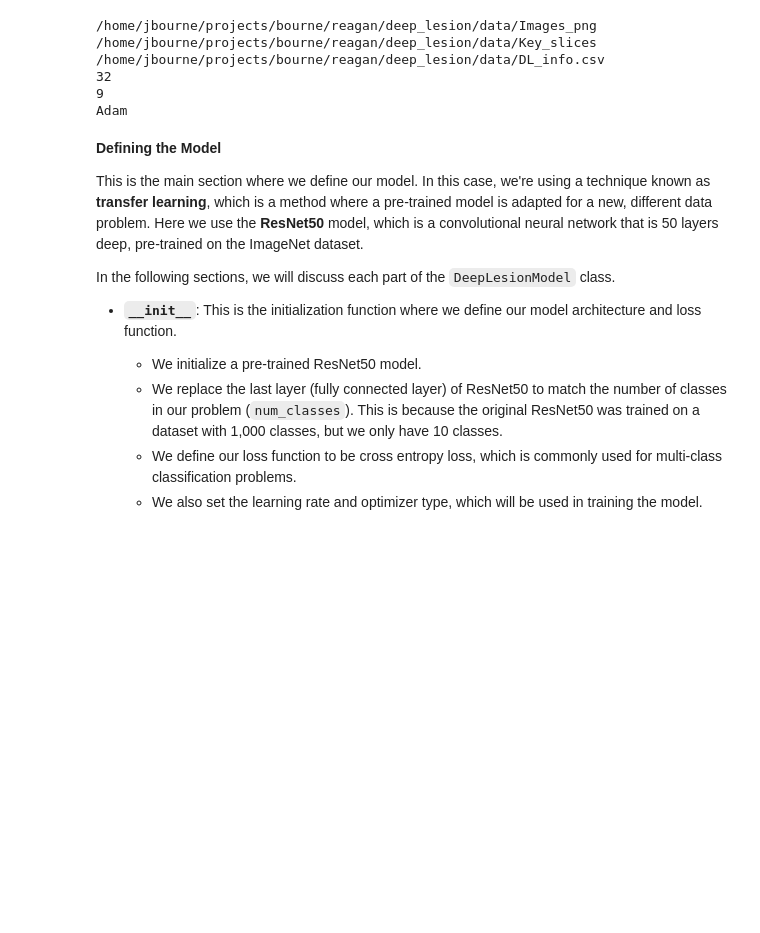
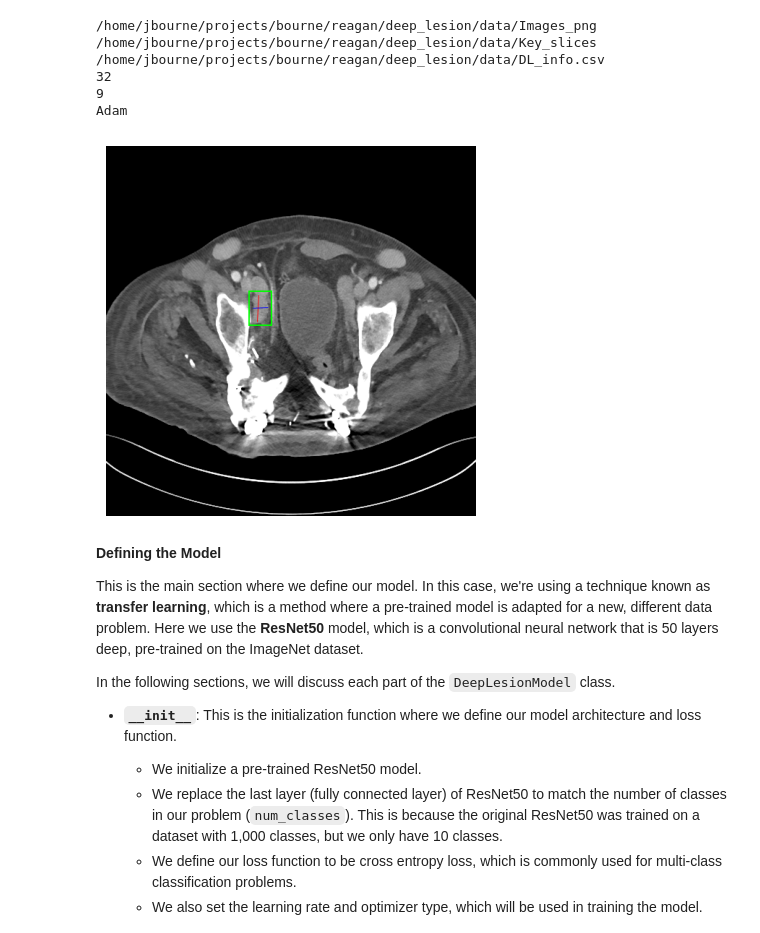
Before and after one commit to JakeFAU/DeepLesion, a Jupyter notebook: transfer_learning.ipynb, the cells around one changed output. Cells and saved outputs as stored; diff of their text form; code cells hidden in the pictures; blank space fills up the shorter version.

```diff
--- a/transfer_learning.ipynb
+++ b/transfer_learning.ipynb
@@ -187,6 +189,39 @@ print(OPTIMIZER)
 32
 9
 Adam
+# %%
+def visualize_and_print_stats(image):
+    """Display an image and print its min, max, mean, and std."""
+    plt.imshow(image)
+    plt.show()
+
+    print(f"Image min: {image.min()}")
+    print(f"Image max: {image.max()}")
+    print(f"Image mean: {image.mean()}")
+    print(f"Image std: {image.std()}")
+
+class To3Channels(object):
+    """Convert a 1-channel grayscale image to a 3-channel image by duplicating the channel three times."""
+    def __call__(self, image):
+        return image.repeat(3, 1, 1)
+
+# Get the list of images
+images = os.listdir(KEY_DATA_DIR)
+
+# Choose a random image
+image = random.choice(images)
+
+# Load the image
+path = os.path.join(KEY_DATA_DIR, image)
+
+# Show the image
+image = Image.open(path)
+
+plt.imshow(image, cmap='gray')
+plt.axis('off')
+plt.show()
+# %% [output]
+[figure, added]
 # %% [markdown]
 **Defining the Model**
 
```
Also changed, not shown: parts of 6 cells of this notebook.
